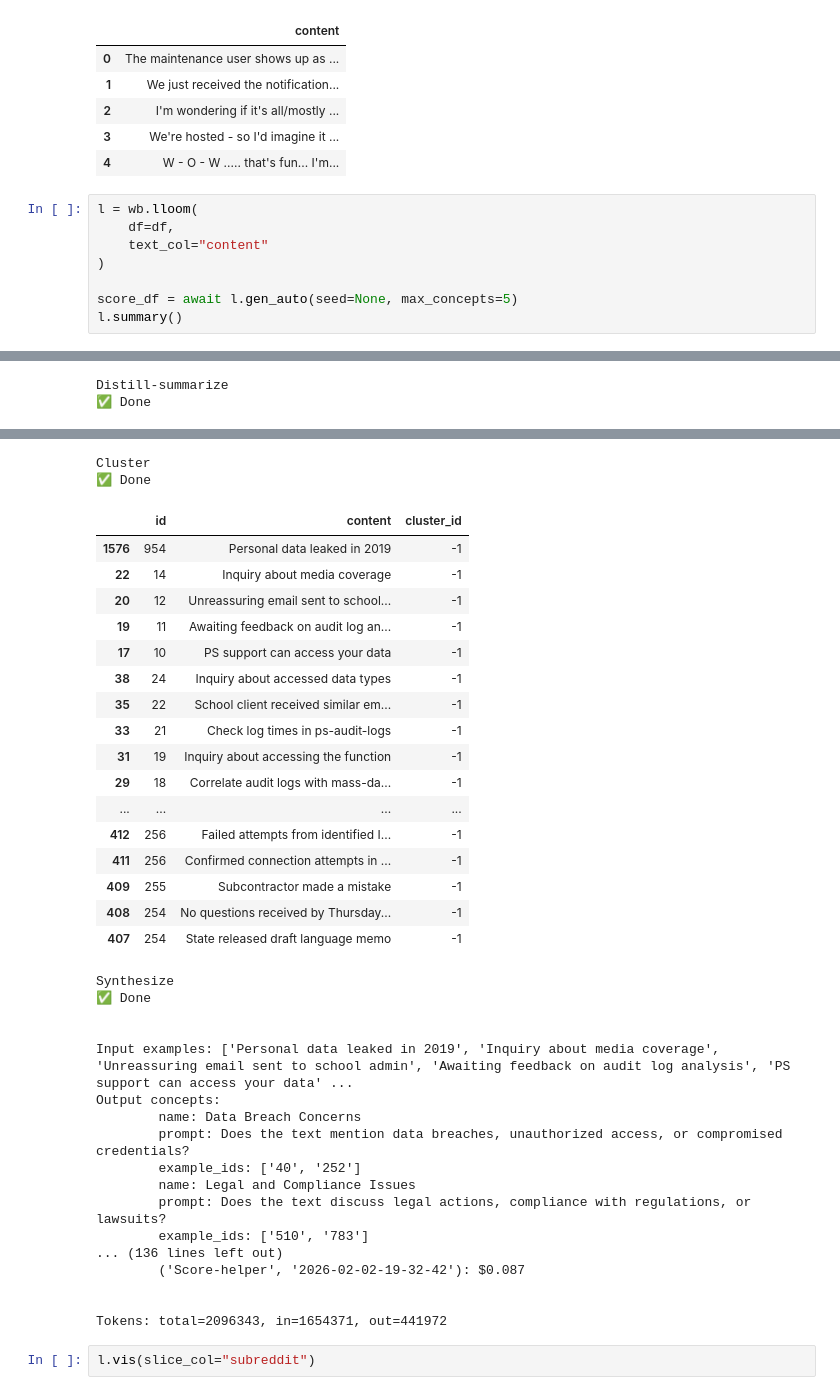
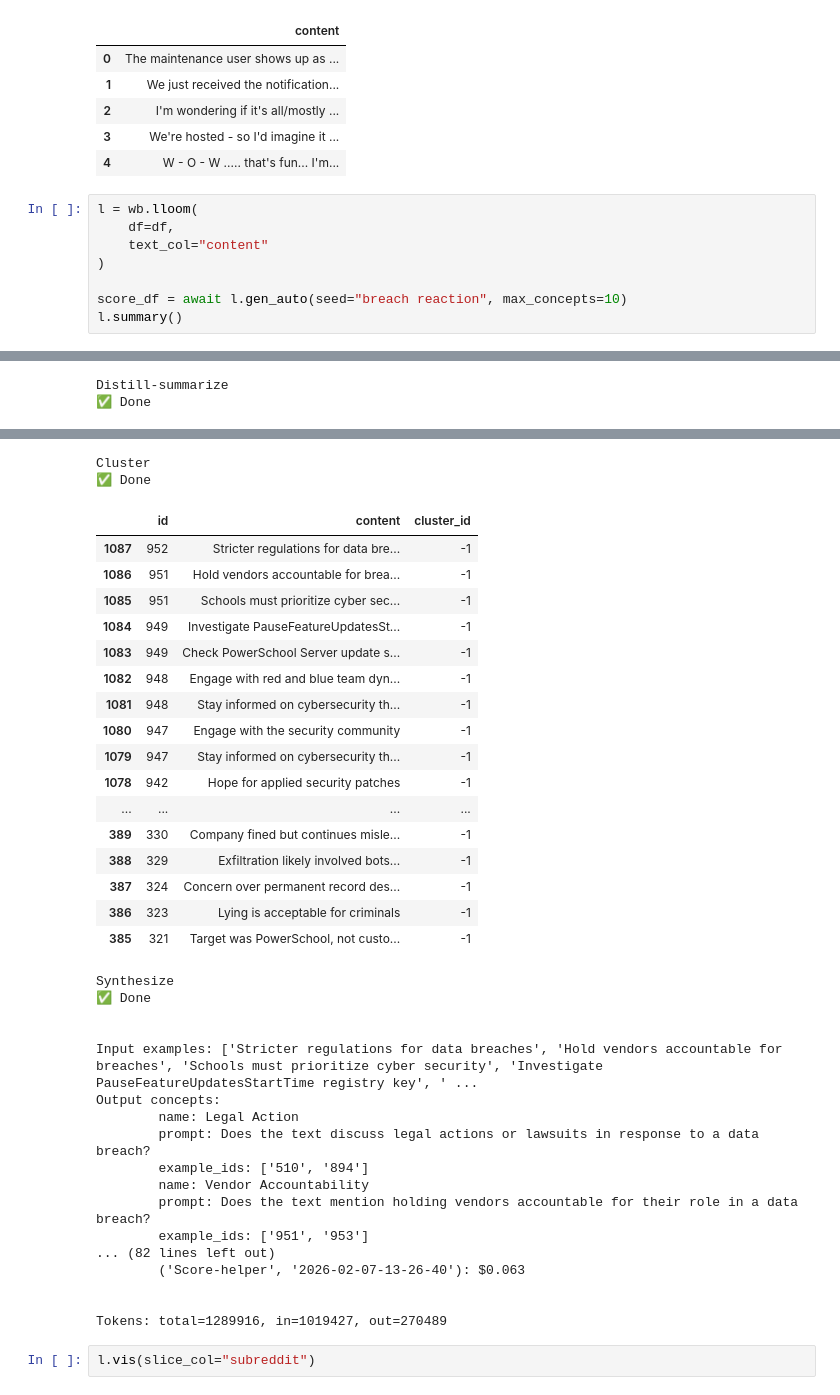
Before and after one commit to jacob5257-dev/reddit-data-collector-v2, a Jupyter notebook: lloom.ipynb, the cells around one changed output, grey strips where cells are left out. Drawn from its saved outputs; the diff is of its cells as text.

```diff
--- a/lloom.ipynb
+++ b/lloom.ipynb
@@ -44,7 +24,7 @@ l = wb.lloom(
     text_col="content"
 )
 
-score_df = await l.gen_auto(seed=None, max_concepts=5)
+score_df = await l.gen_auto(seed="breach reaction", max_concepts=10)
 l.summary()
 # %% [output]
 No `id_col` provided. Created an ID column named 'id'.
@@ -103,39 +81,39 @@ Distill-summarize
 Cluster
 ✅ Done
 |  | id | content | cluster_id |
-| 1576 | 954 | Personal data leaked in 2019 | -1 |
-| 22 | 14 | Inquiry about media coverage | -1 |
-| 20 | 12 | Unreassuring email sent to school... | -1 |
-| 19 | 11 | Awaiting feedback on audit log an... | -1 |
-| 17 | 10 | PS support can access your data | -1 |
-| 38 | 24 | Inquiry about accessed data types | -1 |
-| 35 | 22 | School client received similar em... | -1 |
-| 33 | 21 | Check log times in ps-audit-logs | -1 |
-| 31 | 19 | Inquiry about accessing the function | -1 |
-| 29 | 18 | Correlate audit logs with mass-da... | -1 |
+| 1087 | 952 | Stricter regulations for data bre... | -1 |
+| 1086 | 951 | Hold vendors accountable for brea... | -1 |
+| 1085 | 951 | Schools must prioritize cyber sec... | -1 |
+| 1084 | 949 | Investigate PauseFeatureUpdatesSt... | -1 |
+| 1083 | 949 | Check PowerSchool Server update s... | -1 |
+| 1082 | 948 | Engage with red and blue team dyn... | -1 |
+| 1081 | 948 | Stay informed on cybersecurity th... | -1 |
+| 1080 | 947 | Engage with the security community | -1 |
+| 1079 | 947 | Stay informed on cybersecurity th... | -1 |
+| 1078 | 942 | Hope for applied security patches | -1 |
 | ... | ... | ... | ... |
-| 412 | 256 | Failed attempts from identified I... | -1 |
-| 411 | 256 | Confirmed connection attempts in ... | -1 |
-| 409 | 255 | Subcontractor made a mistake | -1 |
-| 408 | 254 | No questions received by Thursday... | -1 |
-| 407 | 254 | State released draft language memo | -1 |
+| 389 | 330 | Company fined but continues misle... | -1 |
+| 388 | 329 | Exfiltration likely involved bots... | -1 |
+| 387 | 324 | Concern over permanent record des... | -1 |
+| 386 | 323 | Lying is acceptable for criminals | -1 |
+| 385 | 321 | Target was PowerSchool, not custo... | -1 |
 Synthesize
 ✅ Done
 
 
-Input examples: ['Personal data leaked in 2019', 'Inquiry about media coverage', 'Unreassuring email sent to school admin', 'Awaiting feedback on audit log analysis', 'PS support can access your data' ...
+Input examples: ['Stricter regulations for data breaches', 'Hold vendors accountable for breaches', 'Schools must prioritize cyber security', 'Investigate PauseFeatureUpdatesStartTime registry key', ' ...
 Output concepts:
-        name: Data Breach Concerns
-        prompt: Does the text mention data breaches, unauthorized access, or compromised credentials?
-        example_ids: ['40', '252']
-        name: Legal and Compliance Issues
-        prompt: Does the text discuss legal actions, compliance with regulations, or lawsuits?
-        example_ids: ['510', '783']
-... (136 lines left out)
-        ('Score-helper', '2026-02-02-19-32-42'): $0.087
+        name: Legal Action
+        prompt: Does the text discuss legal actions or lawsuits in response to a data breach?
+        example_ids: ['510', '894']
+        name: Vendor Accountability
+        prompt: Does the text mention holding vendors accountable for their role in a data breach?
+        example_ids: ['951', '953']
+... (82 lines left out)
+        ('Score-helper', '2026-02-07-13-26-40'): $0.063
 
 
-Tokens: total=2096343, in=1654371, out=441972
+Tokens: total=1289916, in=1019427, out=270489
 # %%
 l.vis(slice_col="subreddit")
 # %% [output]
```
Also changed, not shown: parts of 2 cells of this notebook, 3 other files.
